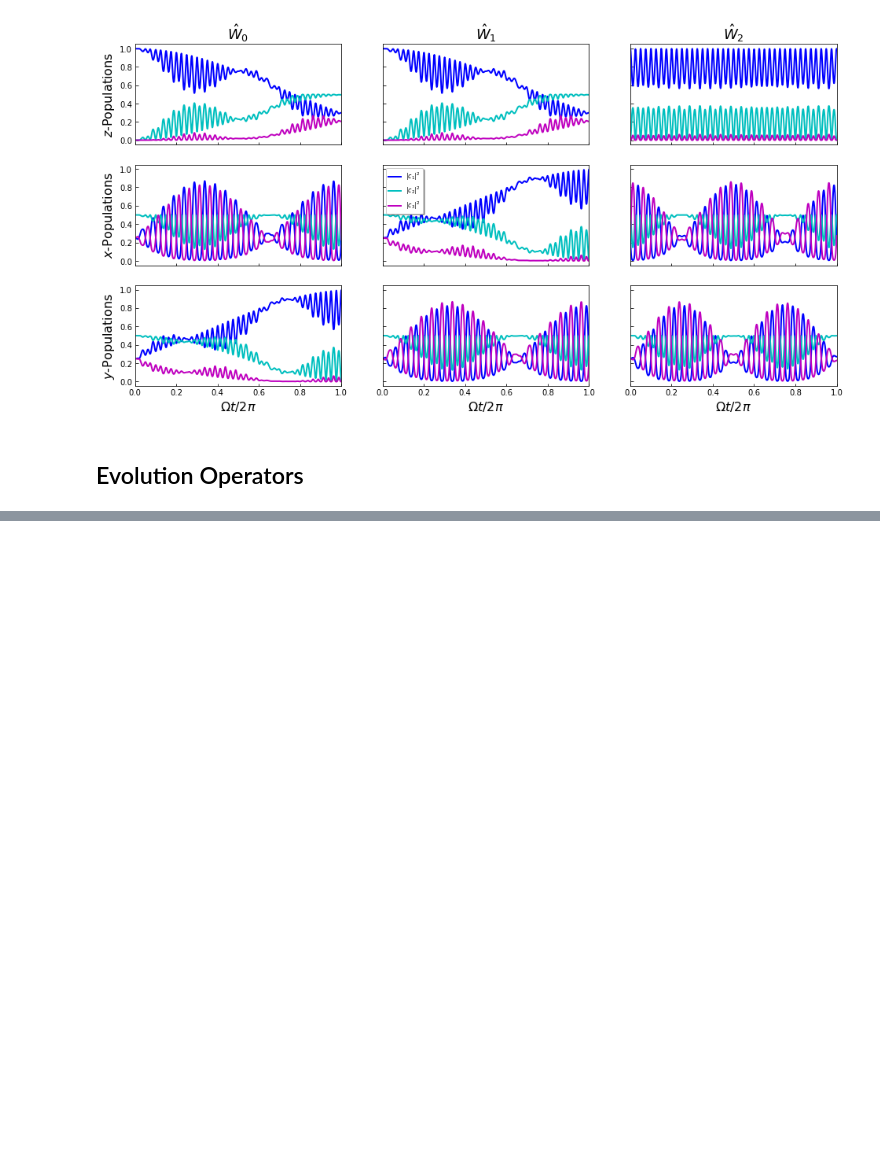
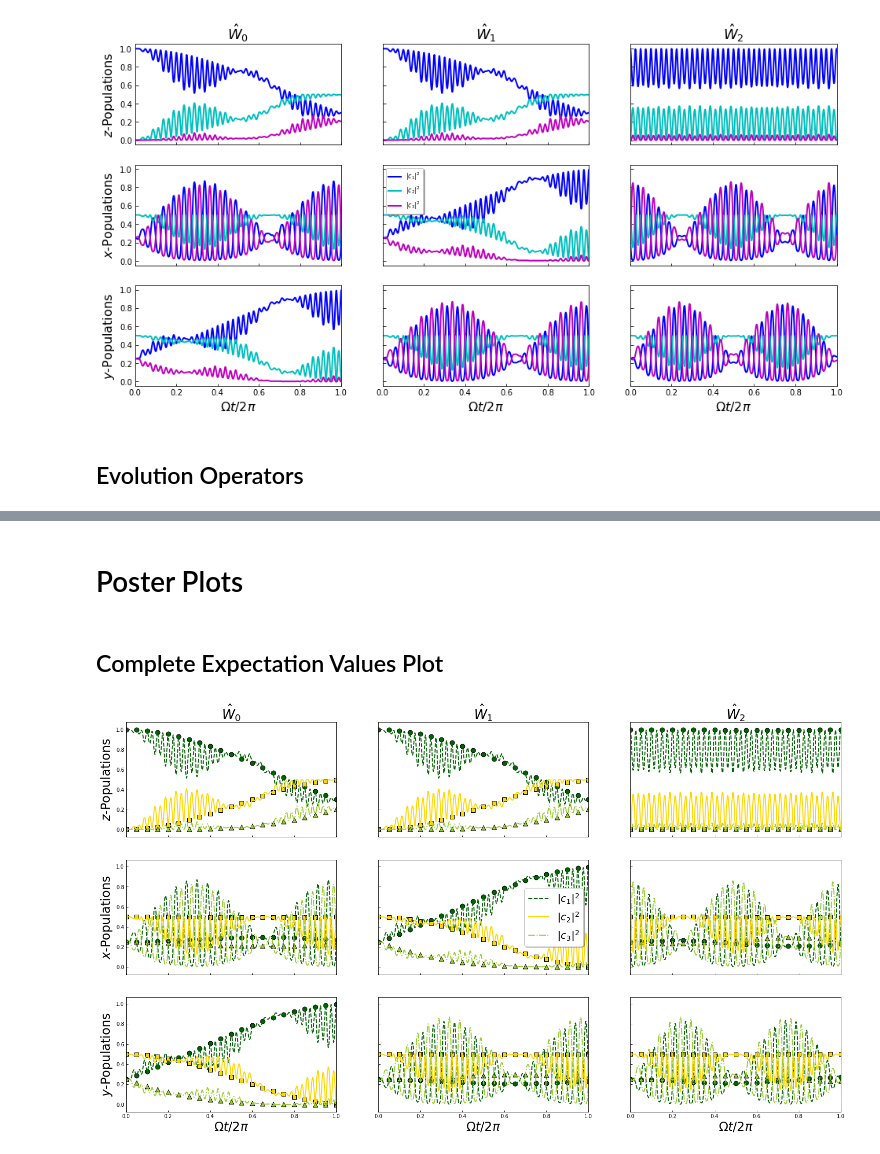
Before and after one commit to lwcooke/spin, a Jupyter notebook: Research/Non-Abelian_Spin-1_Poster.ipynb, the cells around one changed output, grey strips where cells are left out. Saved outputs shown, nothing was run; the diff lists cells and outputs as text; code cells hidden in the pictures; blank space fills up the shorter version.

Commit message:
Version for Quantum Days Poster
Added various plots with heavy formatting for the Quantum Days conference in 2021. Code still needs much documentation cleaning though, as it was fairly rushed.

```diff
--- a/Research/Non-Abelian_Spin-1_Poster.ipynb
+++ b/Research/Non-Abelian_Spin-1_Poster.ipynb
@@ -149,15 +149,15 @@ from scipy.special import j0
 def u_theory(Theta, Phi, phi_const=True):
     '''  '''
 
-    g = (1/2) * ( j0(2*Omega0/floq_f) -1 ) #Phase factor
+    g = ( j0(2*Omega0/floq_f) -1 ) #Phase factor
 
     if phi_const is True:
         'Use phi=const. form'
-        U = ( -1j*g * 4*np.pi*(-1*np.cos(Phi[1])*sx + np.sin(Phi[1])*sy) ).expm()
+        U = ( -1j*g * 2*np.pi*(-1*np.cos(Phi[1])*sx + np.sin(Phi[1])*sy) ).expm()
     elif phi_const is False:
         'Use phi linear in t form, assuming no constant part & phi is harmonic of slow_f'
         n = Phi[0]/slow_f
-        U = ( -1j*g * (4*np.pi*n * np.sin(Theta[1])**2)*sz ).expm()
+        U = ( -1j*g * (2*np.pi*n * np.sin(Theta[1])**2)*sz ).expm()
 
     return U
 # %%
@@ -243,0 +203,60 @@ Qobj data =
+# %% [markdown]
+# Poster Plots
+# %% [markdown]
+## Complete Expectation Values Plot
+# %%
+t = np.linspace(0, 2*np.pi/slow_f, num=1000) #Time axis
+tfl = np.arange(0, floq_f/slow_f+1) * (2*np.pi/floq_f) #Sample at periods of floquet
+
+#----- Compute Spin Populations -----
+l1 = loop(psi0, t, Thetas[0], Phis[0], args, proj_ops=proj_ops) #Loop 1
+l2 = loop(psi0, t, Thetas[1], Phis[1], args, proj_ops=proj_ops) #Loop 2
+l3 = loop(psi0, t, Thetas[2], Phis[2], args, proj_ops=proj_ops) #Loop 3
+
+l1fl = loop(psi0, tfl, Thetas[0], Phis[0], args, proj_ops=proj_ops) #Loop 1 @ Floq_f periods
+l2fl = loop(psi0, tfl, Thetas[1], Phis[1], args, proj_ops=proj_ops) #Loop 2 @ Floq_f periods
+l3fl = loop(psi0, tfl, Thetas[2], Phis[2], args, proj_ops=proj_ops) #Loop 3 @ Floq_f periods
+
+#----- Plot Results -----
+def draw_pops(ax_arr, l, lfl, labels):
+    ''' Plots z, x, y populations on 3 axes given in ax_arr '''
+
+    lines = [ '--', '-', '-.' ] #Linestyles for 3 populations
+    colors = [ 'darkgreen', 'gold', 'yellowgreen' ]
+    markers = [ 'o', 's', '^' ]
+
+    j = 0
+    for ax in ax_arr:
+        for i in range(0,3):
+            ax.plot( l.times*(slow_f/2/np.pi), l.expect[i+j], \
+                    linestyle=lines[i], color=colors[i], lw=2, label=labels[i])
+            ax.scatter( lfl.times*(slow_f/2/np.pi), lfl.expect[i+j], \
+                       s=80, c=colors[i], marker=markers[i], edgecolors='k'  )
+        j += 3
+
+#--- Make Figure ---
+fig, ax = plt.subplots(3, 3, sharex='col', sharey='row', figsize=(25,14) )
+fs = 24 #Label fontsize
+labels = ['$|c_{1}|^2$', '$|c_{2}|^2$', '$|c_{3}|^2$'] #Plot labels
+
+for i, l in enumerate([ [l1, l1fl], [l2, l2fl], [l3, l3fl] ]):
+    draw_pops( ax[:,i], l[0], l[1], labels )
+
+#--- Plot Settings ---
+for i, a in enumerate(ax[0,:]):
+    a.set_title( '$\hat{W}_{%d}$' %i, fontsize=fs+2)
+
+for a in ax[2,0], ax[2,1], ax[2,2]:
+    a.set_xlabel('$\Omega t/2\pi$', fontsize=fs) #Comman x-label
+ax[0,0].set_ylabel('$z$-Populations', fontsize=fs)
+ax[1,0].set_ylabel('$x$-Populations', fontsize=fs)
+ax[2,0].set_ylabel('$y$-Populations', fontsize=fs)
+
+ax[1,1].legend(loc='best', fancybox=True, shadow=True, framealpha=1, fontsize=fs-4)
+for ax in ax.reshape(-1):
+    ax.set_xlim([0,1]) #Remove extra spaces at ends
+    ax.tick_params(direction='in') #Set grid-ticks inward
+plt.savefig( 'NA_All-Populations.pdf', format='pdf', )
+plt.show()
+# %% [output]
+[figure, added]
```
Also changed, not shown: parts of 9 cells of this notebook.
